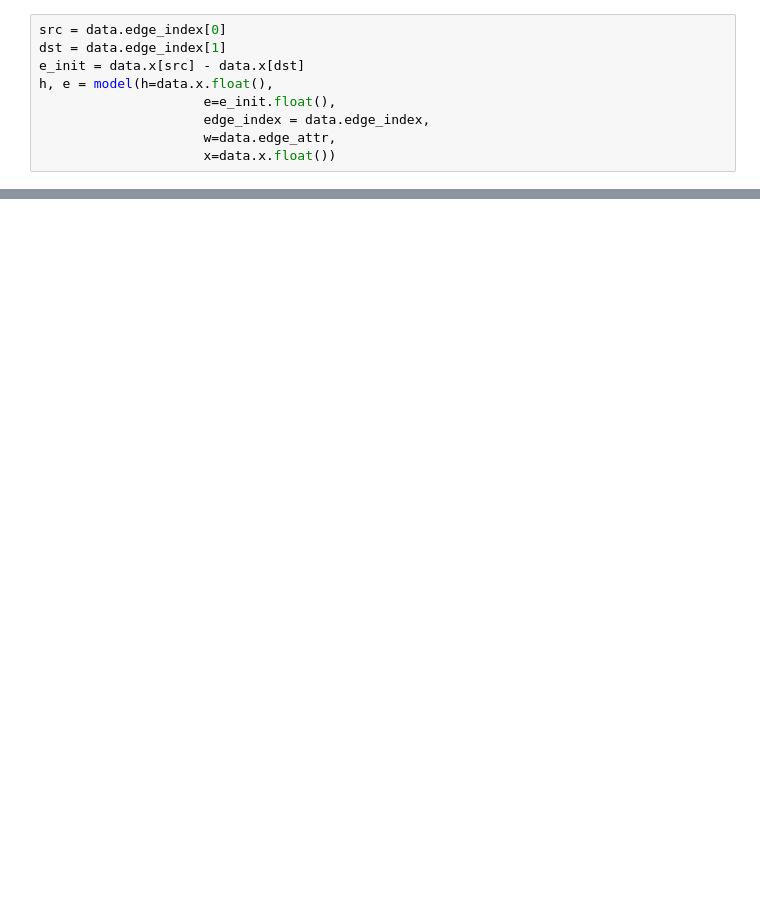
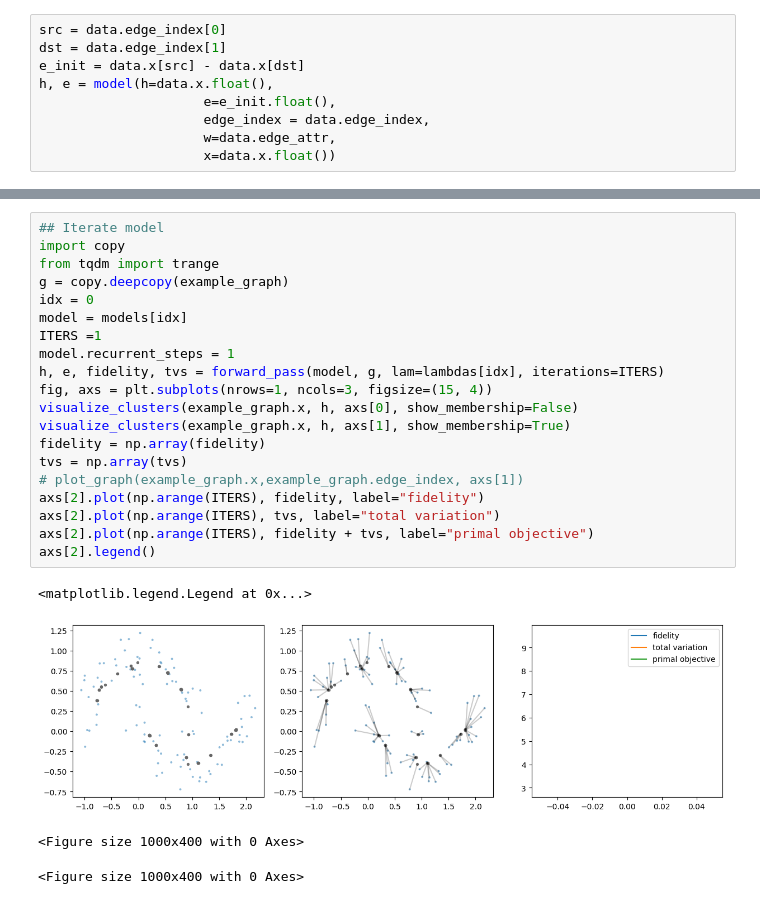
Before and after one commit to chens5/cc-net, a Jupyter notebook: notebooks/Layer_Norm.ipynb, the cells around one changed output, grey strips where cells are left out. Drawn from its saved outputs; the diff is of its cells as text; blank space fills up the shorter version.

```diff
--- a/notebooks/Layer_Norm.ipynb
+++ b/notebooks/Layer_Norm.ipynb
@@ -81,0 +177,25 @@ visualize_clusters(data.x, h, ax)
+# %%
+## Iterate model
+import copy
+from tqdm import trange
+g = copy.deepcopy(example_graph)
+idx = 0
+model = models[idx]
+ITERS =1
+model.recurrent_steps = 1
+h, e, fidelity, tvs = forward_pass(model, g, lam=lambdas[idx], iterations=ITERS)
+fig, axs = plt.subplots(nrows=1, ncols=3, figsize=(15, 4))
+visualize_clusters(example_graph.x, h, axs[0], show_membership=False)
+visualize_clusters(example_graph.x, h, axs[1], show_membership=True)
+fidelity = np.array(fidelity)
+tvs = np.array(tvs)
+# plot_graph(example_graph.x,example_graph.edge_index, axs[1])
+axs[2].plot(np.arange(ITERS), fidelity, label="fidelity")
+axs[2].plot(np.arange(ITERS), tvs, label="total variation")
+axs[2].plot(np.arange(ITERS), fidelity + tvs, label="primal objective")
+axs[2].legend()
+# %% [output]
+<matplotlib.legend.Legend at 0x...>
+[figure, added]
+<Figure size 1000x400 with 0 Axes>
+<Figure size 1000x400 with 0 Axes>
```
Also changed, not shown: parts of 12 cells of this notebook.
